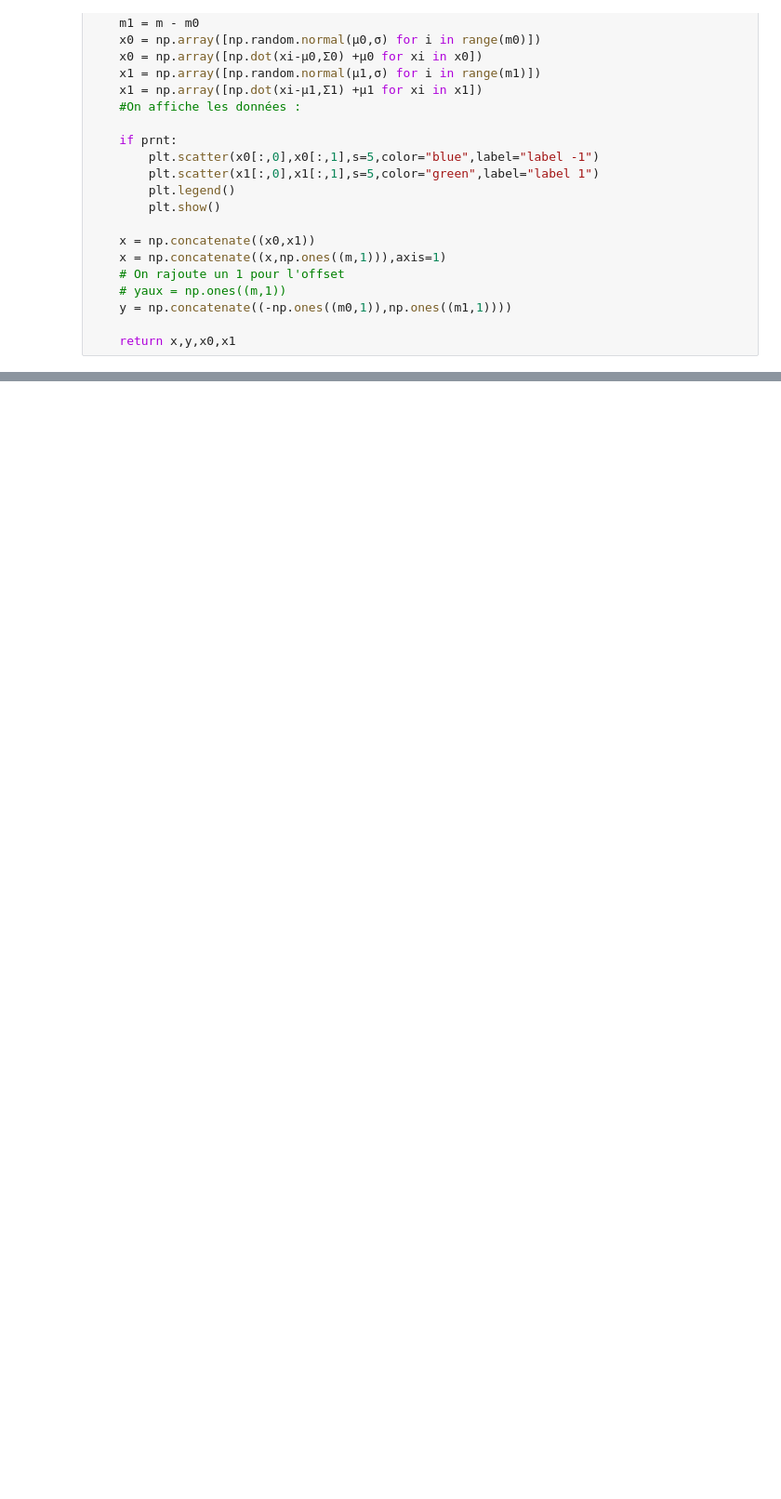
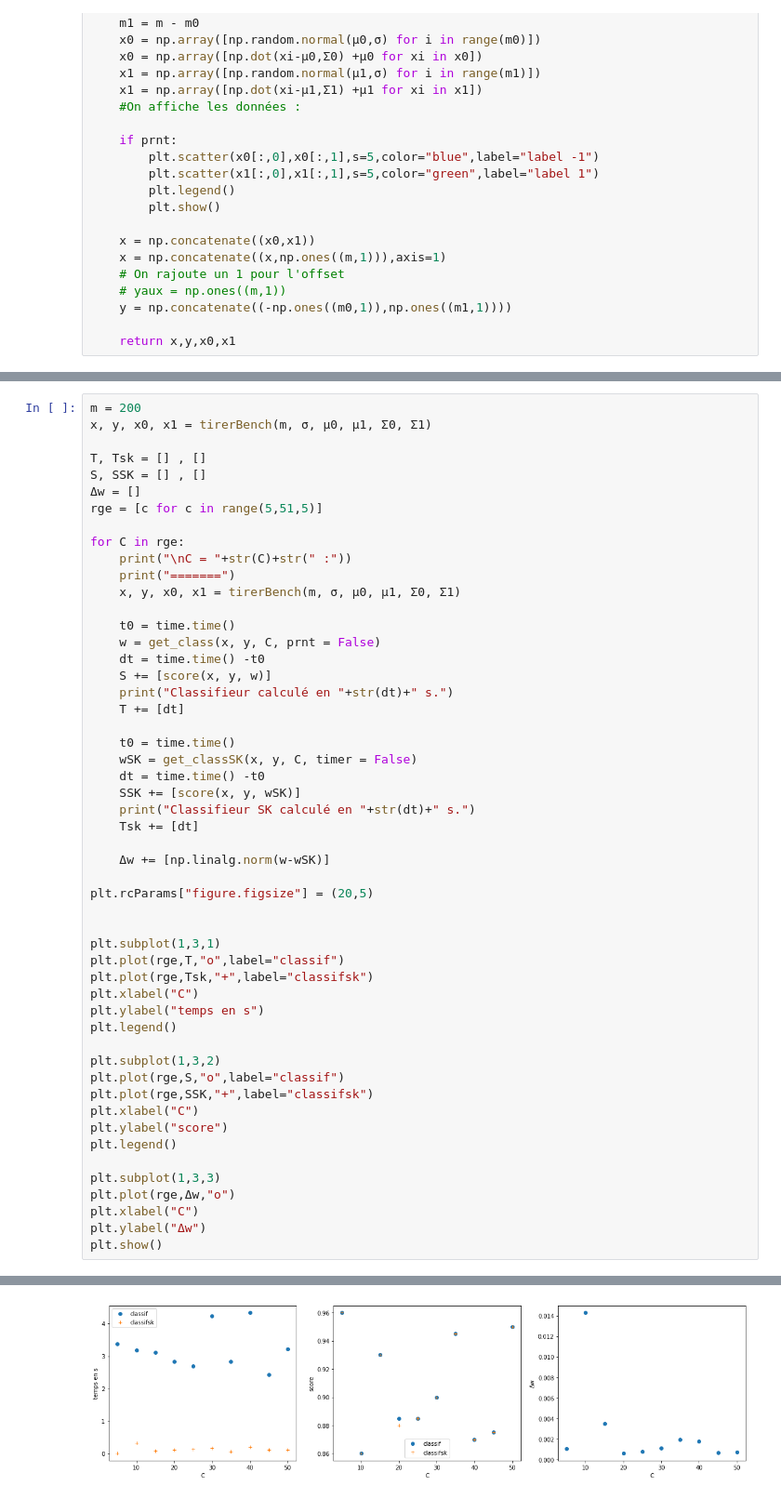
Before and after one commit to Meleagant/SVM, a Jupyter notebook: projet.ipynb, the cells around one changed output, grey strips where cells are left out. Shown: that part at 93% size. Cells and saved outputs as stored; diff of their text form; blank space fills up the shorter version.

```diff
--- a/projet.ipynb
+++ b/projet.ipynb
@@ -724,0 +732,53 @@ Wall time: 1.77 s
+# %%
+m = 200
+x, y, x0, x1 = tirerBench(m, σ, μ0, μ1, Σ0, Σ1)
+
+T, Tsk = [] , []
+S, SSK = [] , []
+Δw = []
+rge = [c for c in range(5,51,5)]
+
+for C in rge:
+    print("\nC = "+str(C)+str(" :"))
+    print("=======")
+    x, y, x0, x1 = tirerBench(m, σ, μ0, μ1, Σ0, Σ1)
+
+    t0 = time.time()
+    w = get_class(x, y, C, prnt = False)
+    dt = time.time() -t0
+    S += [score(x, y, w)]
+    print("Classifieur calculé en "+str(dt)+" s.")
+    T += [dt]
+
+    t0 = time.time()
+    wSK = get_classSK(x, y, C, timer = False)
+    dt = time.time() -t0
+    SSK += [score(x, y, wSK)]
+    print("Classifieur SK calculé en "+str(dt)+" s.")
+    Tsk += [dt]
+
+    Δw += [np.linalg.norm(w-wSK)]
+
+plt.rcParams["figure.figsize"] = (20,5)
+
+
+plt.subplot(1,3,1)
+plt.plot(rge,T,"o",label="classif")
+plt.plot(rge,Tsk,"+",label="classifsk")
+plt.xlabel("C")
+plt.ylabel("temps en s")
+plt.legend()
+
+plt.subplot(1,3,2)
+plt.plot(rge,S,"o",label="classif")
+plt.plot(rge,SSK,"+",label="classifsk")
+plt.xlabel("C")
+plt.ylabel("score")
+plt.legend()
+
+plt.subplot(1,3,3)
+plt.plot(rge,Δw,"o")
+plt.xlabel("C")
+plt.ylabel("Δw")
+plt.show()
+# %% [output]
@@ -724,0 +802 @@ Wall time: 1.77 s
+[figure, added]
```
Also changed, not shown: parts of 18 cells of this notebook.
